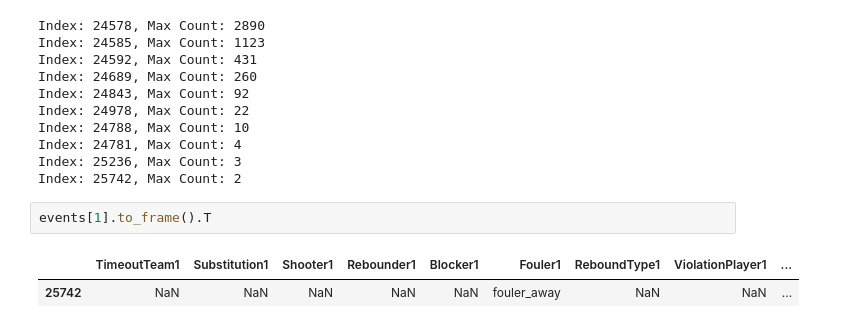
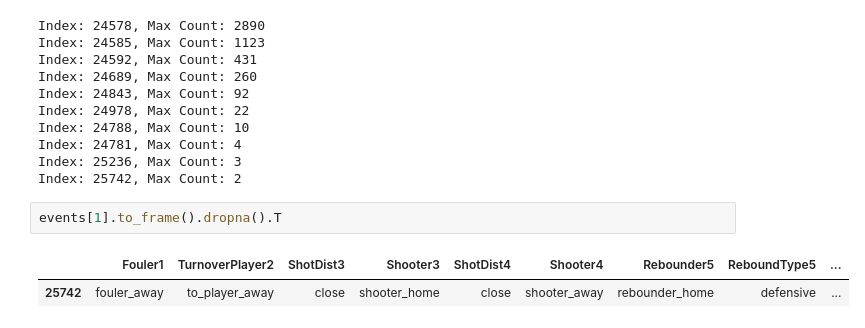
Before and after one commit to isevr/NBA_runs_prediction, a Jupyter notebook: seq_min.ipynb, the cells around one changed output. Cells and saved outputs as stored; diff of their text form.

```diff
--- a/seq_min.ipynb
+++ b/seq_min.ipynb
@@ -94,7 +94,7 @@ Index: 24781, Max Count: 4
 Index: 25236, Max Count: 3
 Index: 25742, Max Count: 2
 # %%
-events[1].to_frame().T
+events[1].to_frame().dropna().T
 # %% [output]
-|  | TimeoutTeam1 | Substitution1 | Shooter1 | Rebounder1 | Blocker1 | Fouler1 | ReboundType1 | ViolationPlayer1 | ... |
-| 25742 | NaN | NaN | NaN | NaN | NaN | fouler_away | NaN | NaN | ... |
+|  | Fouler1 | TurnoverPlayer2 | ShotDist3 | Shooter3 | ShotDist4 | Shooter4 | Rebounder5 | ReboundType5 | ... |
+| 25742 | fouler_away | to_player_away | close | shooter_home | close | shooter_away | rebounder_home | defensive | ... |
```
